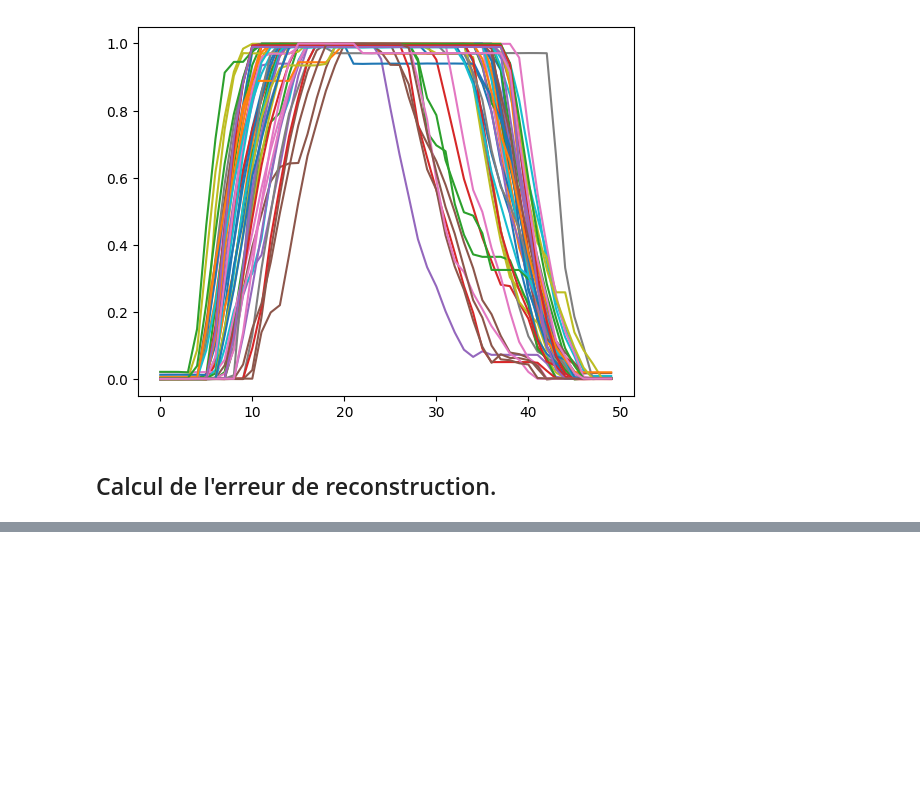
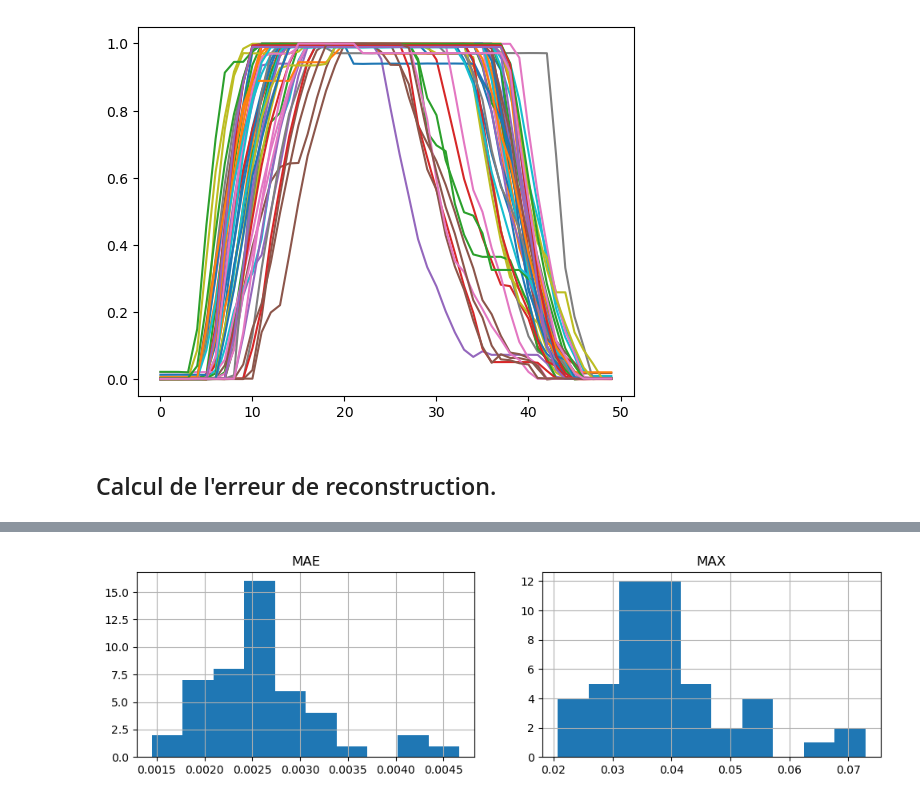
Before and after one commit to RubertiS/Projet_rectangularisation_vols, a Jupyter notebook: Notebooks/test_fruste_1.ipynb, the cells around one changed output, grey strips where cells are left out. Saved outputs shown, nothing was run; the diff lists cells and outputs as text; code cells hidden in the pictures; blank space fills up the shorter version.

```diff
--- a/Notebooks/test_fruste_1.ipynb
+++ b/Notebooks/test_fruste_1.ipynb
@@ -141,0 +153,10 @@ plt.plot(yr)
+# %%
+plt.figure(figsize=(12,3))
+plt.subplot(121)
+res["MAE"].hist()
+plt.title("MAE")
+plt.subplot(122)
+res["MAX"].hist()
+plt.title("MAX");
+# %% [output]
+[figure, added]
```
Also changed, not shown: parts of 7 cells of this notebook, 4 other files.
